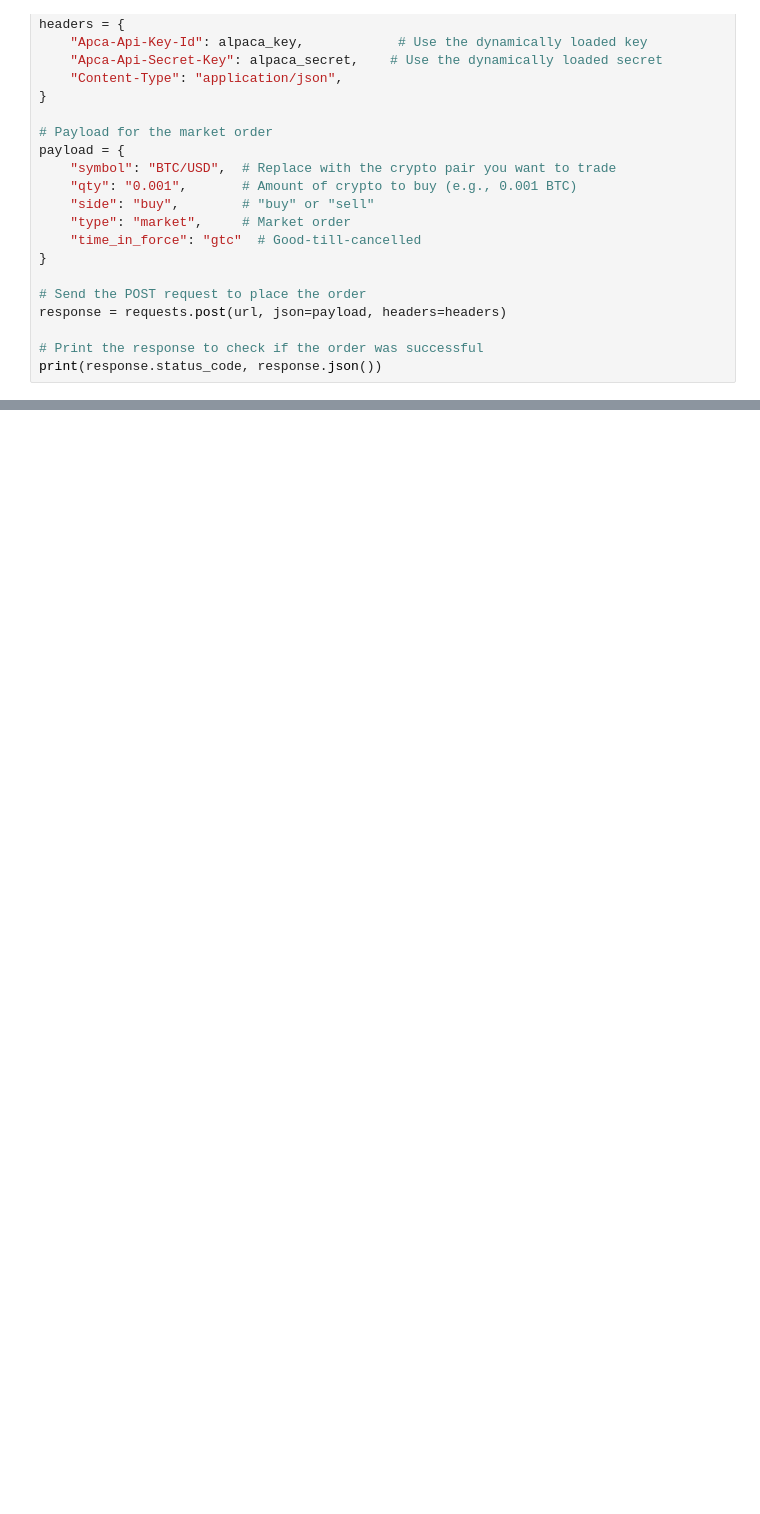
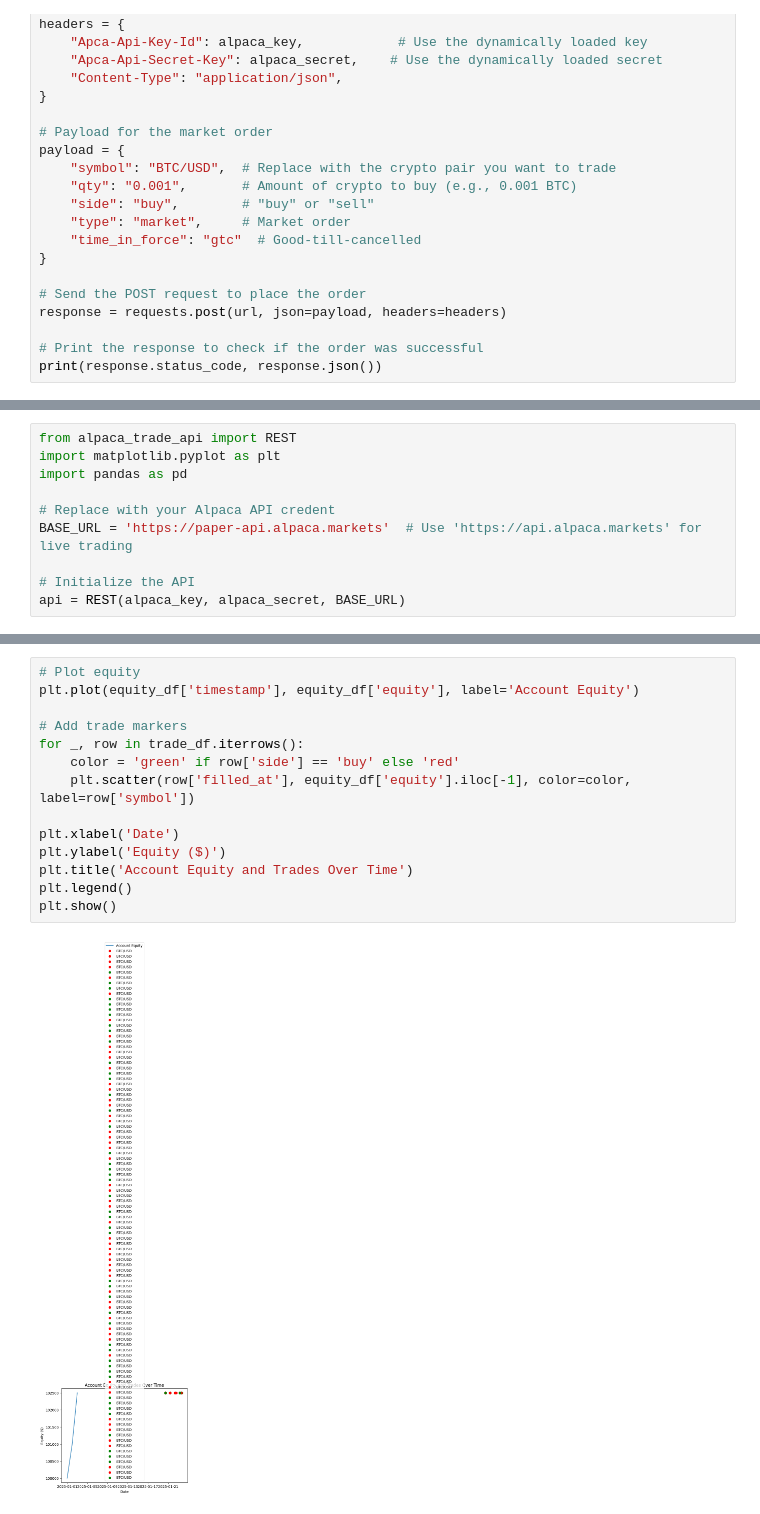
Before and after one commit to ol-webb/bird_traders, a Jupyter notebook: nb2.ipynb, the cells around one changed output, grey strips where cells are left out. Drawn from its saved outputs; the diff is of its cells as text; blank space fills up the shorter version.

```diff
--- a/nb2.ipynb
+++ b/nb2.ipynb
@@ -119,0 +129,10 @@ print(response.status_code, response.json())
+# %%
+from alpaca_trade_api import REST
+import matplotlib.pyplot as plt
+import pandas as pd
+
+# Replace with your Alpaca API credent
+BASE_URL = 'https://paper-api.alpaca.markets'  # Use 'https://api.alpaca.markets' for live trading
+
+# Initialize the API
+api = REST(alpaca_key, alpaca_secret, BASE_URL)
@@ -119,0 +197,16 @@ print(response.status_code, response.json())
+# %%
+# Plot equity
+plt.plot(equity_df['timestamp'], equity_df['equity'], label='Account Equity')
+
+# Add trade markers
+for _, row in trade_df.iterrows():
+    color = 'green' if row['side'] == 'buy' else 'red'
+    plt.scatter(row['filled_at'], equity_df['equity'].iloc[-1], color=color, label=row['symbol'])
+
+plt.xlabel('Date')
+plt.ylabel('Equity ($)')
+plt.title('Account Equity and Trades Over Time')
+plt.legend()
+plt.show()
+# %% [output]
+[figure, added]
```
Also changed, not shown: parts of 4 cells of this notebook, 6 other files.
